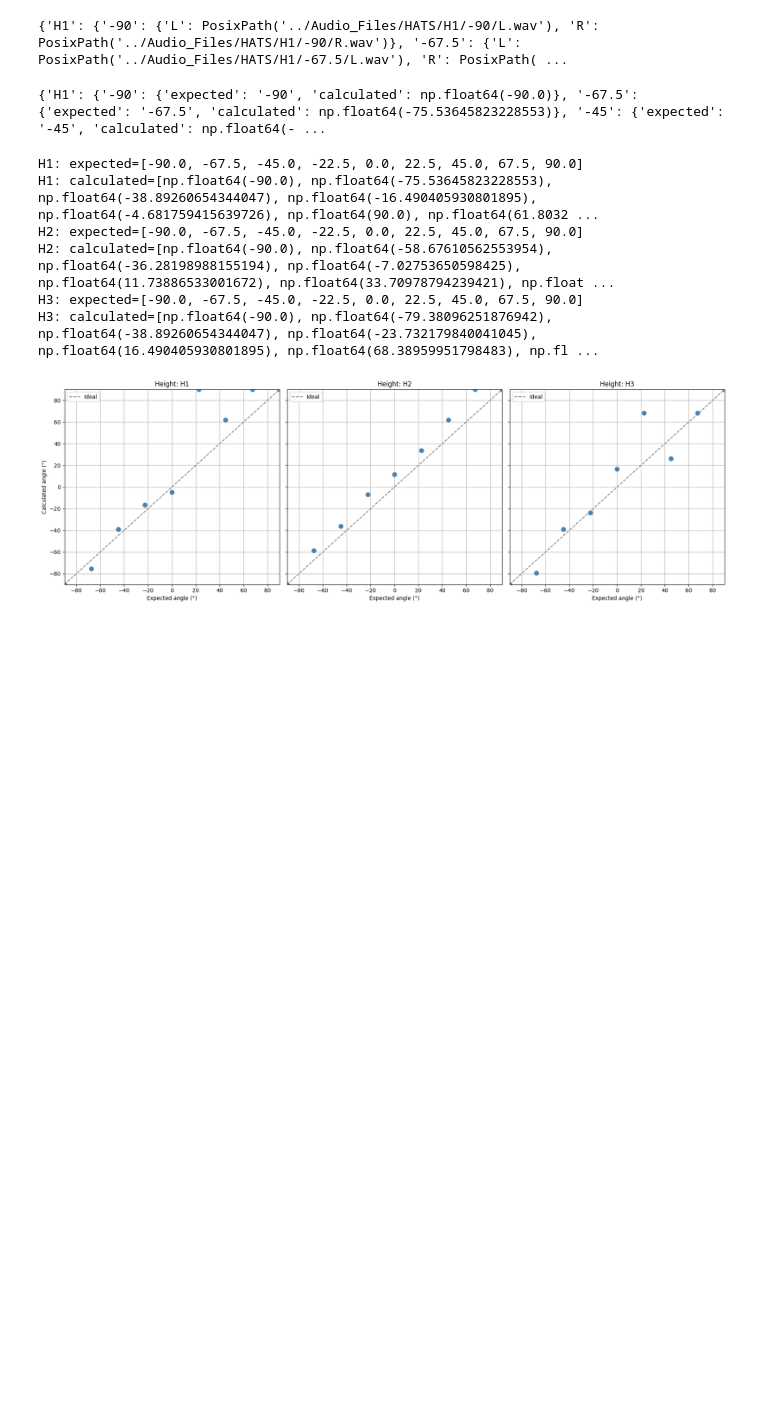
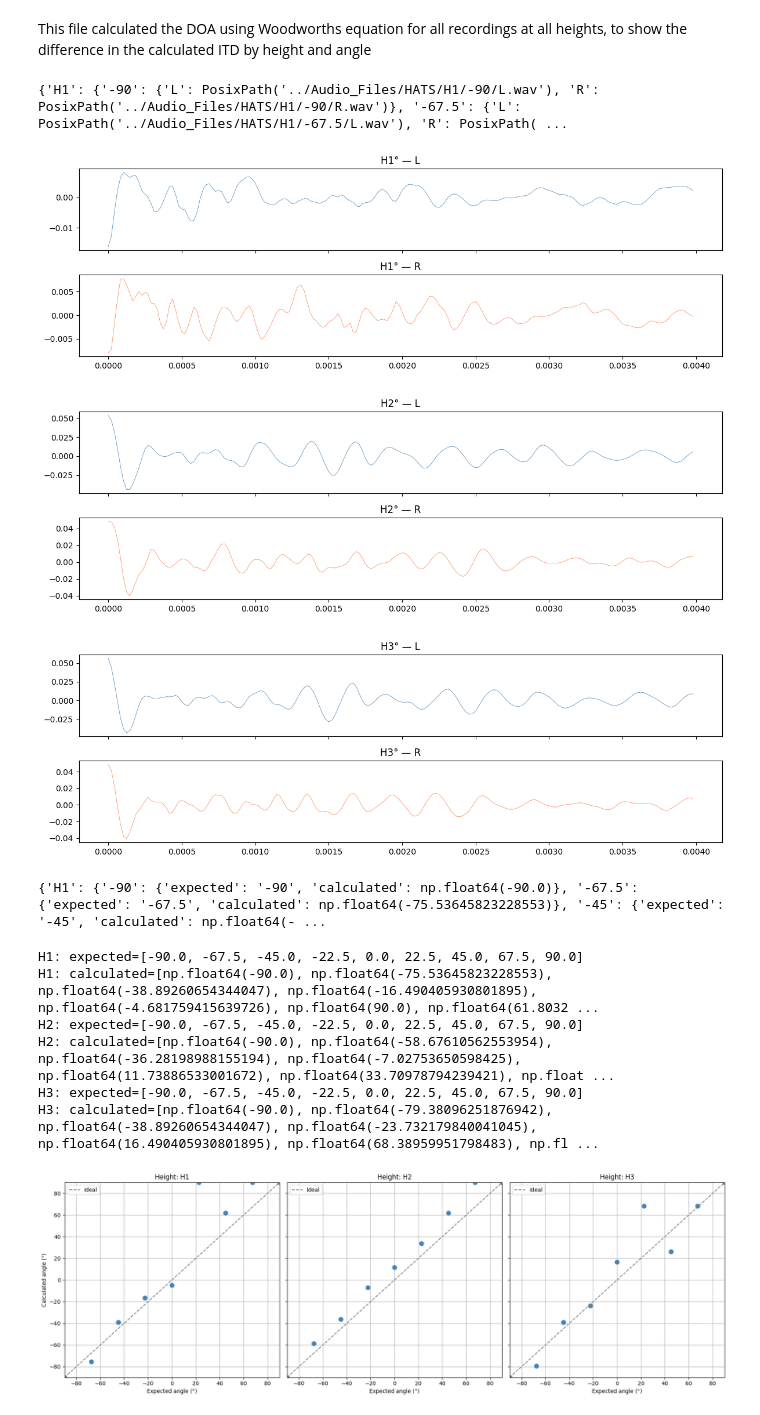
Before and after one commit to kevbrnen/IOA-Diploma-Project---Localisation-Methods-Code, a Jupyter notebook: HATS_Code/AudioFilesLooping.ipynb, the cells around one changed output. Drawn from its saved outputs; the diff is of its cells as text; code cells hidden in the pictures; blank space fills up the shorter version.

```diff
--- a/HATS_Code/AudioFilesLooping.ipynb
+++ b/HATS_Code/AudioFilesLooping.ipynb
@@ -1,3 +1,5 @@
+# %% [markdown]
+This file calculated the DOA using Woodworths equation for all recordings at all heights, to show the difference in the calculated ITD by height and angle
 # %%
 import soundfile as sf
 import numpy as np
@@ -65,25 +36,31 @@ print(recordings)
 # %%
-# for name, files in recordings.items():
-#     dataL, fs = sf.read(files['L'])
-#     dataR, fs = sf.read(files['R'])
+for name, files in recordings.items():
+    for angle, files2 in files.items():
 
-#     L_click_idx = np.argmax(np.abs(dataL))
-#     R_click_idx = np.argmax(np.abs(dataR))
+        dataL, fs = sf.read(files2['L'])
+        dataR, fs = sf.read(files2['R'])
 
-#     L_Trimmed = dataL[L_click_idx:]
-#     R_Trimmed = dataR[R_click_idx:]
+        L_click_idx = np.argmax(np.abs(dataL))
+        R_click_idx = np.argmax(np.abs(dataR))
 
-#     samples = int(fs/250)
-#     t = np.arange(samples)/fs
+        L_Trimmed = dataL[L_click_idx:]
+        R_Trimmed = dataR[R_click_idx:]
 
-#     fig, (axL, axR) = plt.subplots(2, 1, figsize=(12, 4), sharex=True)
-#     axL.plot(t, L_Trimmed[:samples], linewidth=0.5, color='steelblue')
-#     axR.plot(t, R_Trimmed[:samples], linewidth=0.5, color='coral')
-#     axL.set_title(f'{name}° — L')
-#     axR.set_title(f'{name}° — R')
-#     plt.tight_layout()
-#     plt.show()
-#     break
+        samples = int(fs/250)
+        t = np.arange(samples)/fs
+
+        fig, (axL, axR) = plt.subplots(2, 1, figsize=(12, 4), sharex=True)
+        axL.plot(t, L_Trimmed[:samples], linewidth=0.5, color='steelblue')
+        axR.plot(t, R_Trimmed[:samples], linewidth=0.5, color='coral')
+        axL.set_title(f'{name}° — L')
+        axR.set_title(f'{name}° — R')
+        plt.tight_layout()
+        plt.show()
+        break
+# %% [output]
+[figure, added]
+[figure, added]
+[figure, added]
 # %%
 d = 0.21
 c = 343
```
Also changed, not shown: parts of 6 cells of this notebook, 21 other files.
